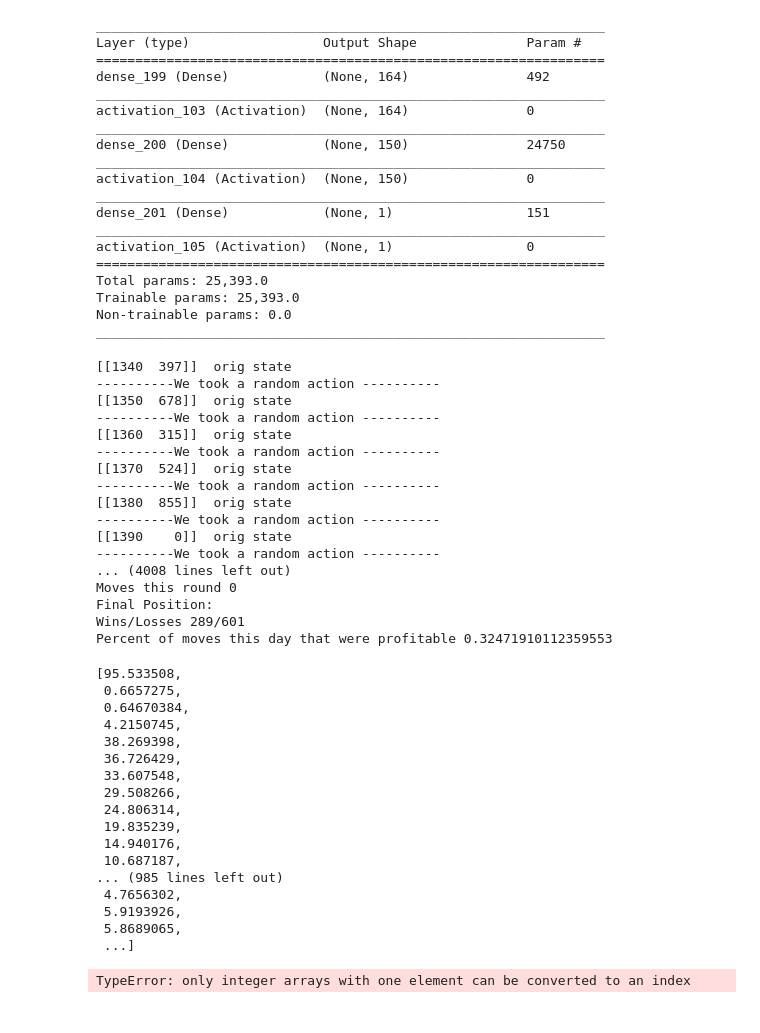
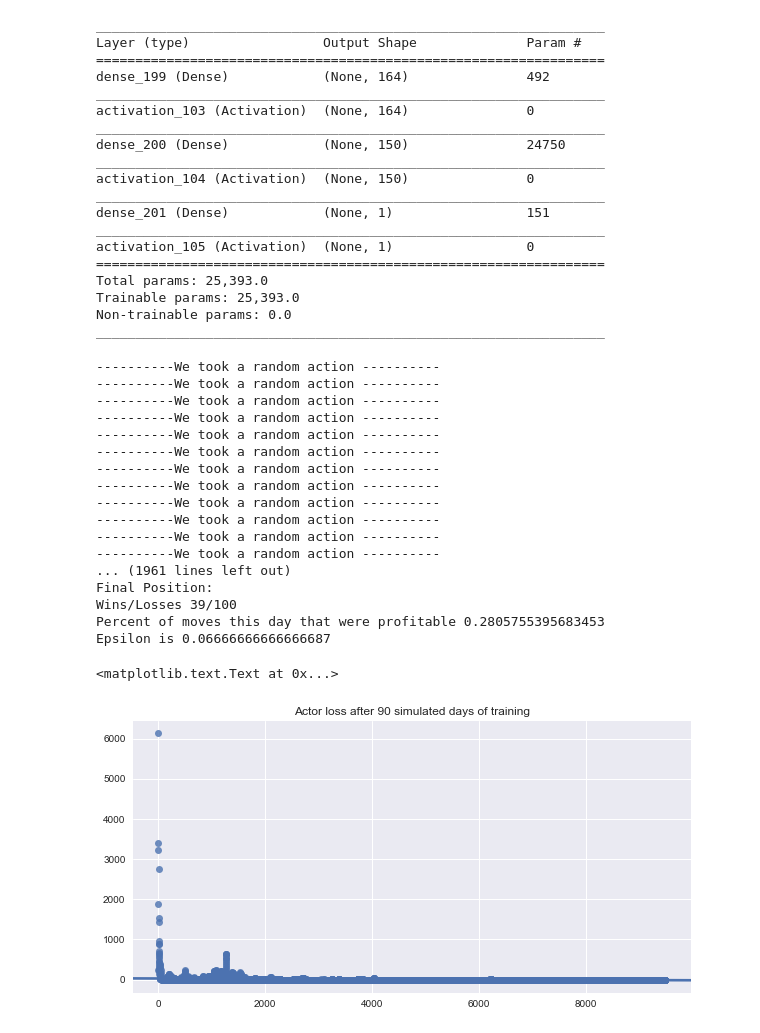
Before and after one commit to jonhilgart22/UNH-projects, a Jupyter notebook: deep_learning/notebooks/Jonathan_Hilgart-1.1-Taxi_cab_EDA.ipynb, the cells around one changed output. Cells and saved outputs as stored; diff of their text form; code cells hidden in the pictures.

```diff
--- a/deep_learning/notebooks/Jonathan_Hilgart-1.1-Taxi_cab_EDA.ipynb
+++ b/deep_learning/notebooks/Jonathan_Hilgart-1.1-Taxi_cab_EDA.ipynb
@@ -1386,47 +1379,31 @@ c_model = critic_model(2)
 # %%
 a_model = actor_model(9,2)
 # %%
-actor_loss,critic_loss = trainer(c_model,a_model,buffer=10,batchSize=10)
+actor_loss,critic_loss,fare_over_time,avg_daily_fare,profitable_moves_percent =\
+trainer(c_model,a_model,buffer=10,batchSize=10,n_days=30)
 # %% [output]
-[[1340  397]]  orig state
 ----------We took a random action ----------
-[[1350  678]]  orig state
 ----------We took a random action ----------
-[[1360  315]]  orig state
 ----------We took a random action ----------
-[[1370  524]]  orig state
 ----------We took a random action ----------
-[[1380  855]]  orig state
 ----------We took a random action ----------
-[[1390    0]]  orig state
 ----------We took a random action ----------
-... (4008 lines left out)
-Moves this round 0
+----------We took a random action ----------
+----------We took a random action ----------
+----------We took a random action ----------
+----------We took a random action ----------
+----------We took a random action ----------
+----------We took a random action ----------
+... (1961 lines left out)
 Final Position:
-Wins/Losses 289/601
-Percent of moves this day that were profitable 0.32471910112359553
+Wins/Losses 39/100
+Percent of moves this day that were profitable 0.2805755395683453
+Epsilon is 0.06666666666666687
-# %%
-actor_loss
-# %% [output]
-[95.533508,
- 0.6657275,
- 0.64670384,
- 4.2150745,
- 38.269398,
- 36.726429,
- 33.607548,
- 29.508266,
- 24.806314,
- 19.835239,
- 14.940176,
- 10.687187,
-... (985 lines left out)
- 4.7656302,
- 5.9193926,
- 5.8689065,
- ...]
 # %%
-sns.regplot([_ for _ in range(len(actor_loss))],actor_loss)
+plt.figure(figsize=(10,5))
+sns.regplot(np.array([_ for _ in range(len(actor_loss))]),np.array(actor_loss))
+plt.title('Actor loss after 90 simulated days of training')
 # %% [output]
-TypeError: only integer arrays with one element can be converted to an index
+<matplotlib.text.Text at 0x...>
+[figure, added]
 # %%
```
Also changed, not shown: parts of 20 cells of this notebook.
